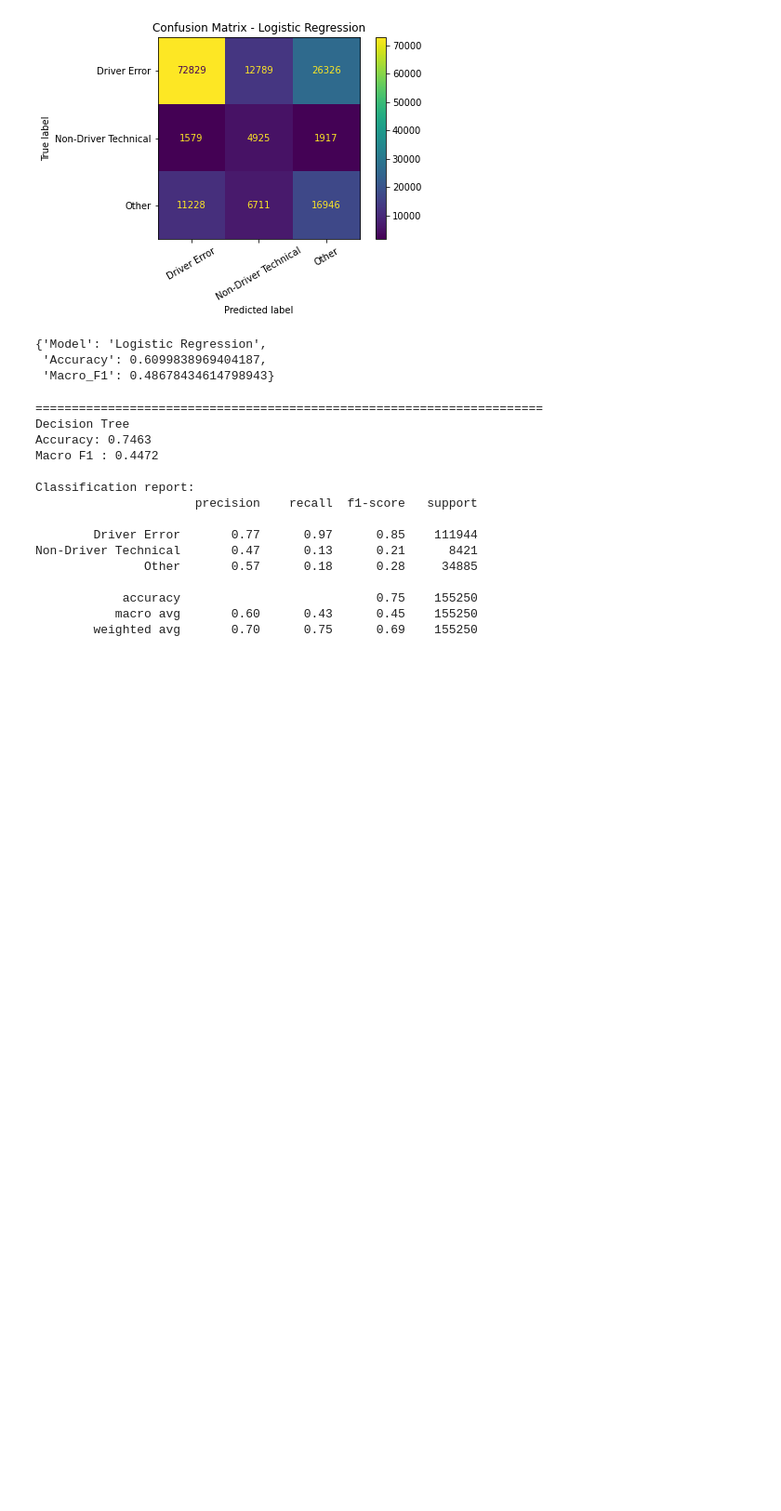
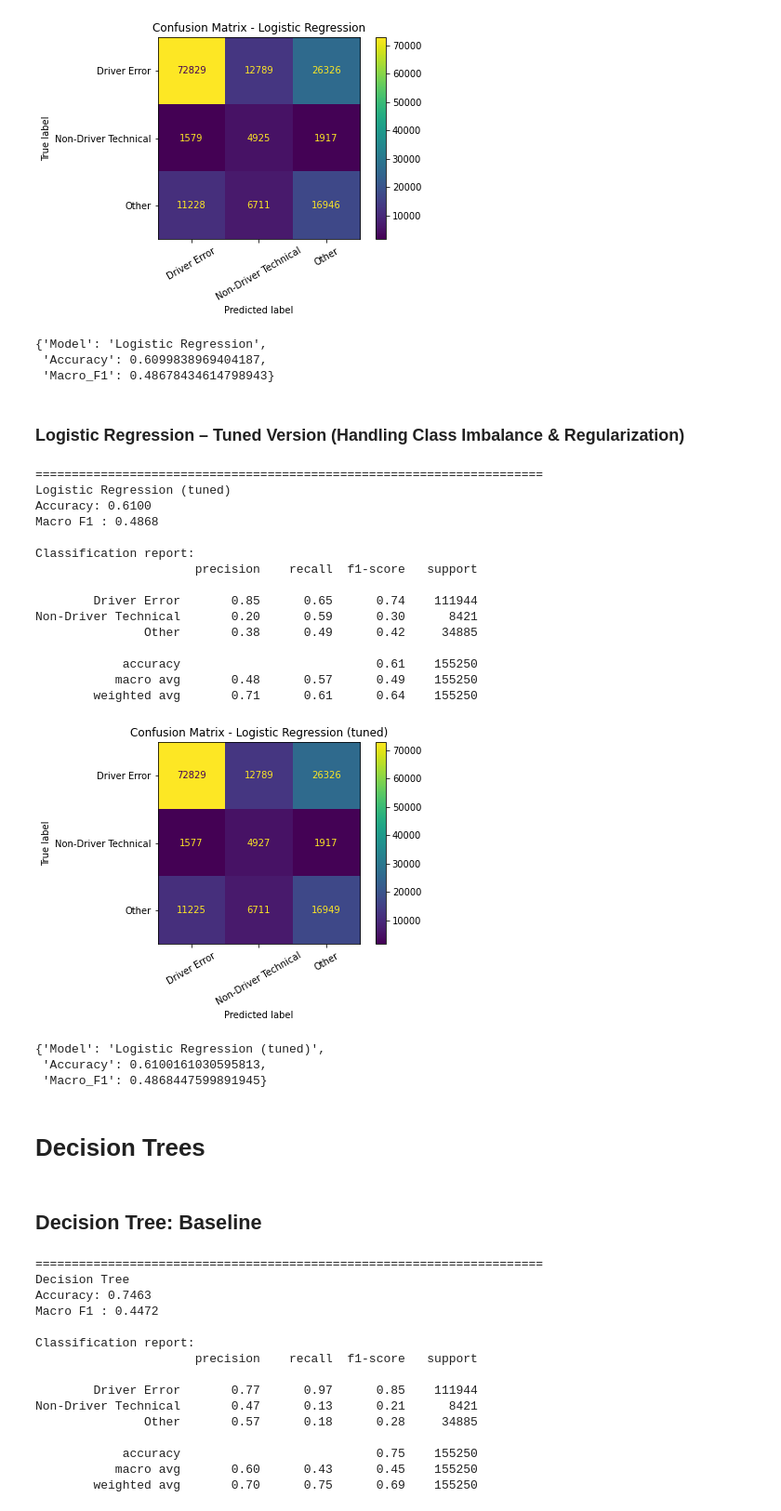
Before and after one commit to hellenmureithi/Phase_4_project, a Jupyter notebook: Notebooks/fredrick.ipynb, the cells around one changed output. Shown at 93% size. Cells and saved outputs as stored; diff of their text form; code cells hidden in the pictures; blank space fills up the shorter version.

Commit message:
Tune models

```diff
--- a/Notebooks/fredrick.ipynb
+++ b/Notebooks/fredrick.ipynb
@@ -348,6 +350,50 @@ Non-Driver Technical       0.20      0.58      0.30      8421
 {'Model': 'Logistic Regression',
  'Accuracy': 0.6099838969404187,
  'Macro_F1': 0.48678434614798943}
+# %% [markdown]
+### Logistic Regression – Tuned Version (Handling Class Imbalance & Regularization)
+# %%
+from sklearn.linear_model import LogisticRegression
+
+logreg_pipe_tuned = Pipeline(steps=[
+    ("preprocess", preprocessor),
+    ("model", LogisticRegression(
+        solver="saga",
+        penalty="l2",
+        C=0.5,
+        multi_class="multinomial",
+        max_iter=2000,
+        n_jobs=-1,
+        class_weight="balanced",
+        random_state=42
+    ))
+])
+
+evaluate("Logistic Regression (tuned)", logreg_pipe_tuned)
+# %% [output]
+======================================================================
+Logistic Regression (tuned)
+Accuracy: 0.6100
+Macro F1 : 0.4868
+
+Classification report:
+                      precision    recall  f1-score   support
+
+        Driver Error       0.85      0.65      0.74    111944
+Non-Driver Technical       0.20      0.59      0.30      8421
+               Other       0.38      0.49      0.42     34885
+
+            accuracy                           0.61    155250
+           macro avg       0.48      0.57      0.49    155250
+        weighted avg       0.71      0.61      0.64    155250
+[figure, added]
+{'Model': 'Logistic Regression (tuned)',
+ 'Accuracy': 0.6100161030595813,
+ 'Macro_F1': 0.4868447599891945}
+# %% [markdown]
+# Decision Trees
+# %% [markdown]
+## Decision Tree: Baseline
 # %%
 # Evaluate the Decision Tree model
 evaluate("Decision Tree", tree_pipe)
```
Also changed, not shown: parts of 15 cells of this notebook.
